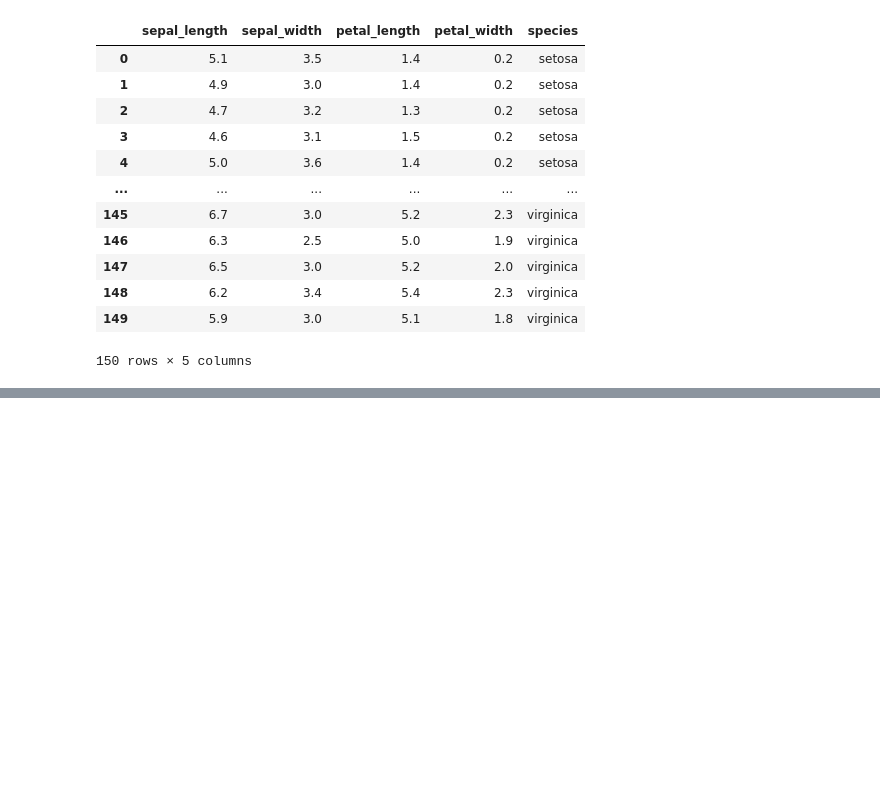
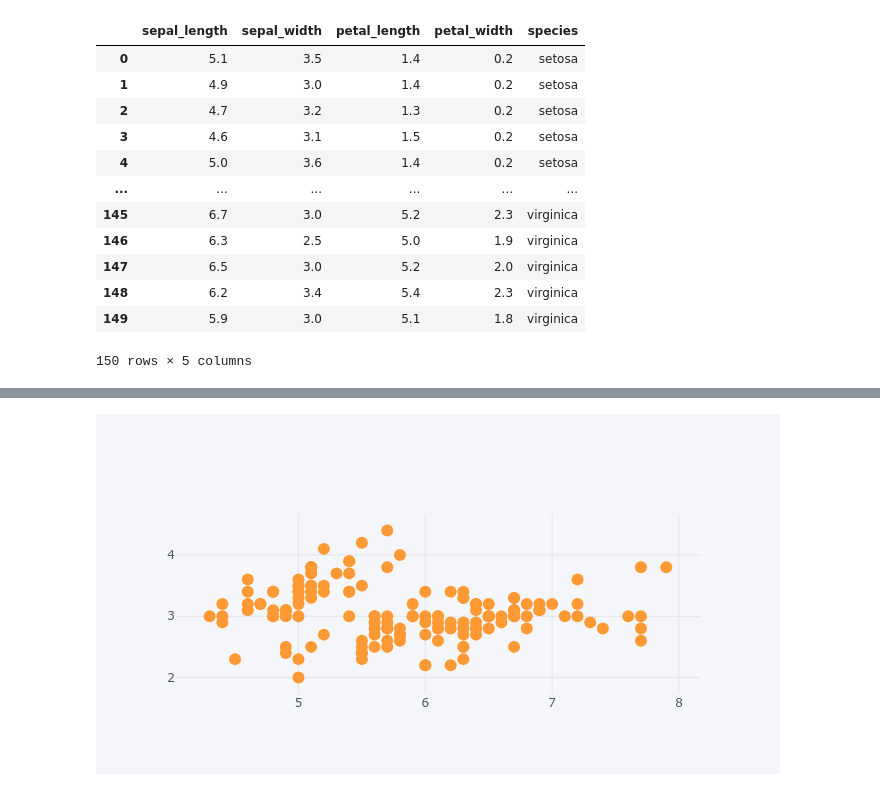
Before and after one commit to sagargiradkar/Python-For-Data-Science, a Jupyter notebook: GUI Programming with Tkinter/matplotlib.ipynb, the cells around one changed output, grey strips where cells are left out. Cells and saved outputs as stored; diff of their text form; code cells hidden in the pictures; blank space fills up the shorter version.

```diff
--- a/GUI Programming with Tkinter/matplotlib.ipynb
+++ b/GUI Programming with Tkinter/matplotlib.ipynb
@@ -90,0 +91,4 @@ df.iplot()
+# %%
+df.iplot(x = 'sepal_length',y = 'sepal_width',mode = 'markers')
+# %% [output]
+[figure, added]
```
Also changed, not shown: parts of 9 cells of this notebook, 2 other files.
